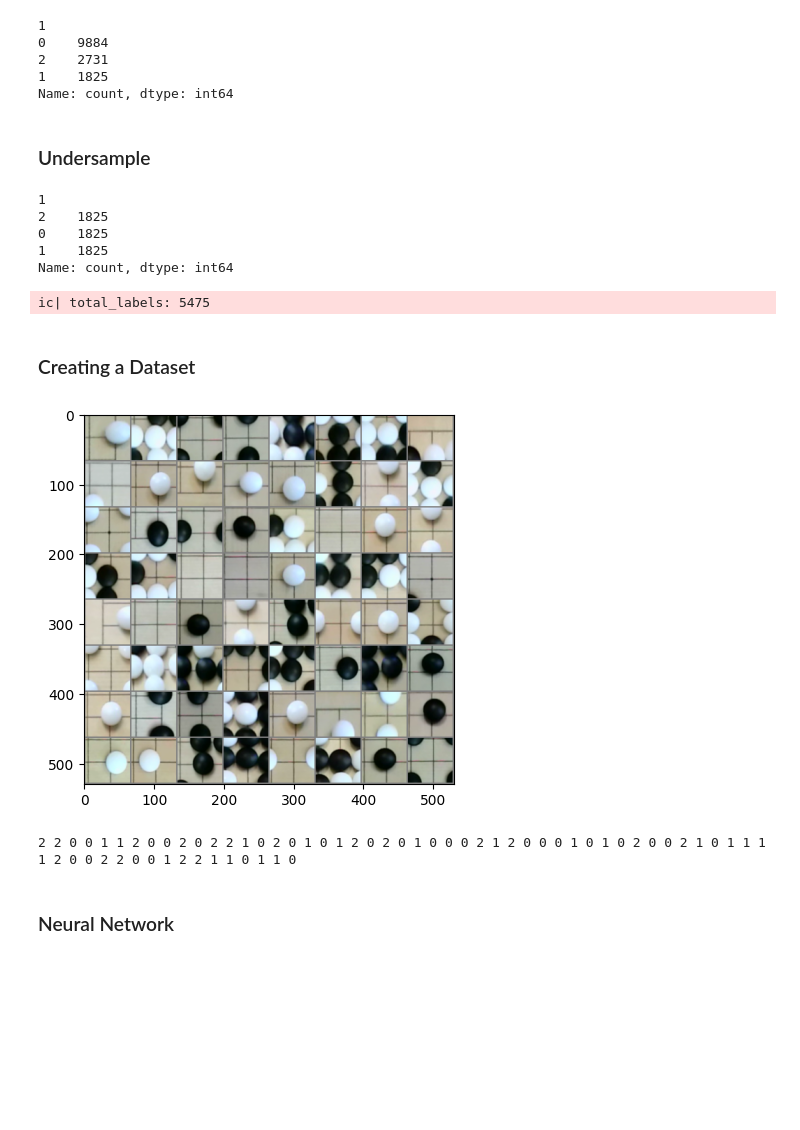
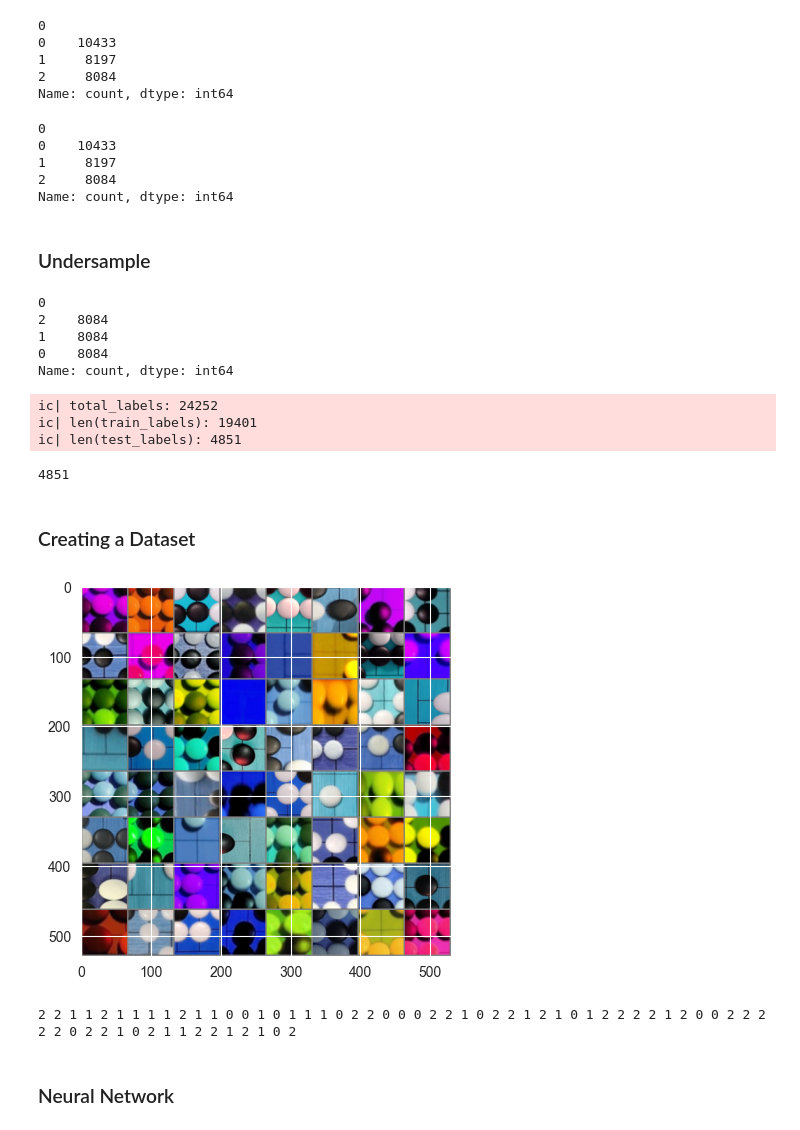
Before and after one commit to romangoempire/goban-watcher, a Jupyter notebook: notebooks/0_classification.ipynb, the cells around one changed output. Drawn from its saved outputs; the diff is of its cells as text; code cells hidden in the pictures; blank space fills up the shorter version.

```diff
--- a/notebooks/0_classification.ipynb
+++ b/notebooks/0_classification.ipynb
@@ -53,54 +101,68 @@ Name: count, dtype: int64
+# %%
+df_labels = pd.DataFrame(labels)
+df_labels[0].value_counts()
+# %% [output]
+0
+0    10433
+1     8197
+2     8084
+Name: count, dtype: int64
 # %%
-labels = sorted_labels.sample(frac=1, random_state=10).reset_index(drop=True)
-labels[1].value_counts()
+# Randomize
+df_labels = df_labels.sample(frac=1, random_state=10).reset_index(drop=True)
+df_labels[0].value_counts()
 # %% [output]
-1
-0    9884
-2    2731
-1    1825
+0
+0    10433
+1     8197
+2     8084
 Name: count, dtype: int64
 # %% [markdown]
 ### Undersample
 # %%
-column_name = sorted_labels.columns[1]
+column_name = df_labels.columns[0]
 
 # Count the number of samples in each category
-min_count = sorted_labels[column_name].value_counts().min()
+min_count = df_labels[column_name].value_counts().min()
 
 # Create a list to hold the undersampled DataFrame
 undersampled_df = pd.DataFrame()
 
 # Loop through each category and sample
-for label in sorted_labels[column_name].unique():
+for label in df_labels[column_name].unique():
     undersampled_df = pd.concat(
         [
             undersampled_df,
-            sorted_labels[sorted_labels[column_name] == label].sample(
+            df_labels[df_labels[column_name] == label].sample(
                 min_count, random_state=42
             ),
         ]
     )
 
-labels = undersampled_df.sample(frac=1, random_state=42).reset_index(drop=True)
-labels[1].value_counts()
+df_labels = undersampled_df.sample(frac=1, random_state=42).reset_index(drop=True)
+df_labels[0].value_counts()
 # %% [output]
-1
-2    1825
-0    1825
-1    1825
+0
+2    8084
+1    8084
+0    8084
 Name: count, dtype: int64
 # %%
-total_labels = labels.shape[0]
+total_labels = df_labels.shape[0]
 ic(total_labels)
 amount_train_labels = int(total_labels * TRAIN_PERCENTAGE)
 
-
 train_labels, test_labels = (
-    labels[:amount_train_labels],
-    labels[amount_train_labels:],
+    df_labels[:amount_train_labels],
+    df_labels[amount_train_labels:],
 )
+ic(len(train_labels))
+ic(len(test_labels))
 # %% [output]
-ic| total_labels: 5475
+ic| total_labels: 24252
+ic| len(train_labels): 19401
+ic| len(test_labels): 4851
+4851
 # %% [markdown]
 ### Creating a Dataset
 # %%
@@ -113,21 +175,22 @@ class StonesDataset(Dataset):
         return self.labels.shape[0]
 
     def __getitem__(self, idx):
-        img_path, label = self.labels.iloc[idx]
-        image = read_image(img_path, mode=ImageReadMode.RGB)
+        label, image = self.labels.iloc[idx]
+        tensor = torch.from_numpy(image)
+        tensor = tensor.permute(2, 0, 1)
         if self.transform:
-            image = self.transform(image)
+            tensor = self.transform(tensor)
         label = int(label)
 
-        return image, label
+        return tensor, label
 
 
 transform = transforms.Compose(
     [
         transforms.ToPILImage(),  # ! has to be here otherwise you won't be able to display them later
-        # transforms.RandomCrop(),
-        # transforms.ColorJitter(),
-        transforms.Resize((64, 64)),  # Resize to 105x105
+        #transforms.RandomCrop(),
+        transforms.ColorJitter(0.1,0.1,0.1,0.1),
+        transforms.Resize((CELL_SIZE, CELL_SIZE)),  # Resize to 105x105
         transforms.ToTensor(),  # Convert to tensor
         transforms.Normalize(mean=[0.5, 0.5, 0.5], std=[0.5, 0.5, 0.5]),  # Normalize
     ]
@@ -135,7 +198,6 @@ transform = transforms.Compose(
 train_dataset = StonesDataset(train_labels, transform)
 test_dataset = StonesDataset(test_labels, transform)
 
-
 train_loader = DataLoader(
     train_dataset, batch_size=BATCH_SIZE, shuffle=False, drop_last=True
 )
@@ -143,23 +205,23 @@ test_loader = DataLoader(
     test_dataset, batch_size=BATCH_SIZE, shuffle=False, drop_last=True
 )
 # %%
-def imshow(img):
+def show(img):
     img = img / 2 + 0.5  # unnormalize
     npimg = img.numpy()
     plt.imshow(np.transpose(npimg, (1, 2, 0)))
     plt.show()
 
 
 # get some random training images
 dataiter = iter(train_loader)
 images, label_tuples = next(dataiter)
 
 # show images
-imshow(torchvision.utils.make_grid(images))
+show(torchvision.utils.make_grid(images))
 print(" ".join(f"{label_tuples[j]}" for j in range(BATCH_SIZE)))
 # %% [output]
-[figure, old version]
+[figure, new version]
-2 2 0 0 1 1 2 0 0 2 0 2 2 1 0 2 0 1 0 1 2 0 2 0 1 0 0 0 2 1 2 0 0 0 1 0 1 0 2 0 0 2 1 0 1 1 1 1 2 0 0 2 2 0 0 1 2 2 1 1 0 1 1 0
+2 2 1 1 2 1 1 1 1 2 1 1 0 0 1 0 1 1 1 0 2 2 0 0 0 2 2 1 0 2 2 1 2 1 0 1 2 2 2 2 1 2 0 0 2 2 2 2 2 0 2 2 1 0 2 1 1 2 2 1 2 1 0 2
 # %% [markdown]
 ### Neural Network
 # %%
```
Also changed, not shown: parts of 17 cells of this notebook, 9 other files.
